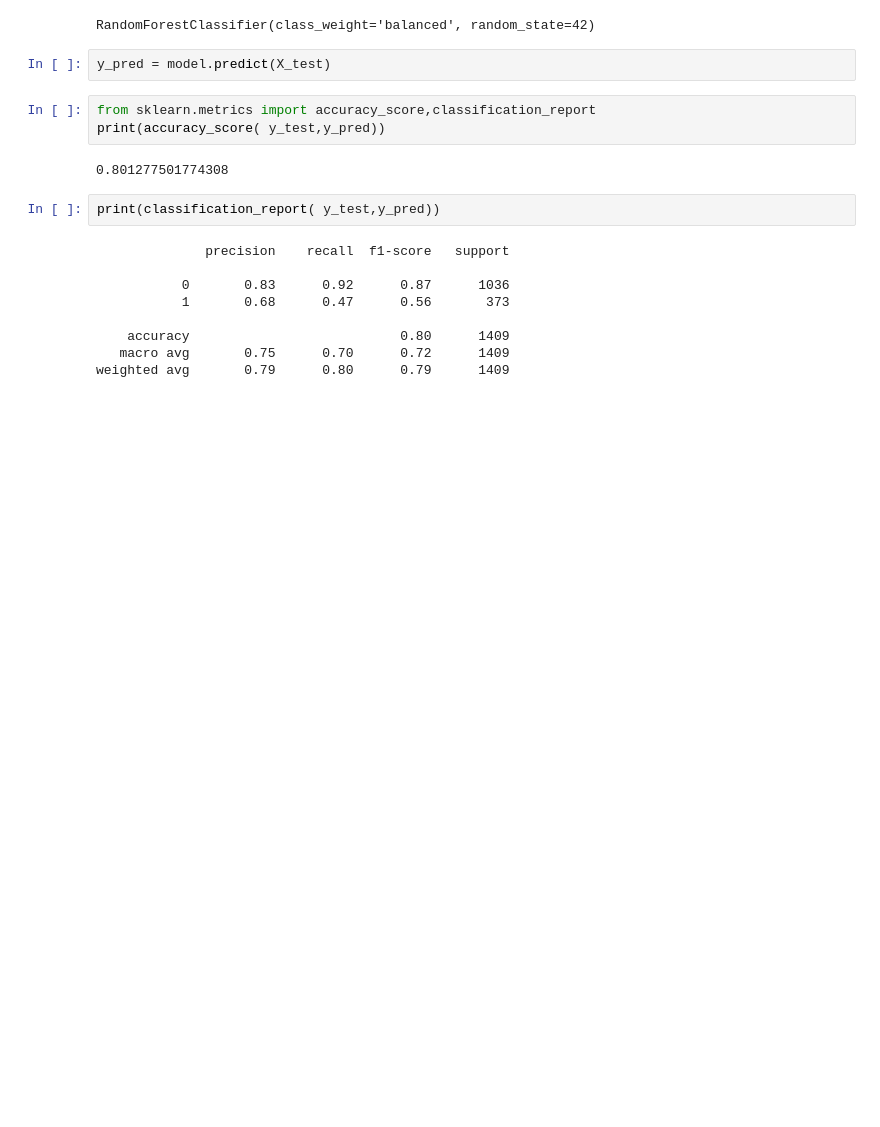
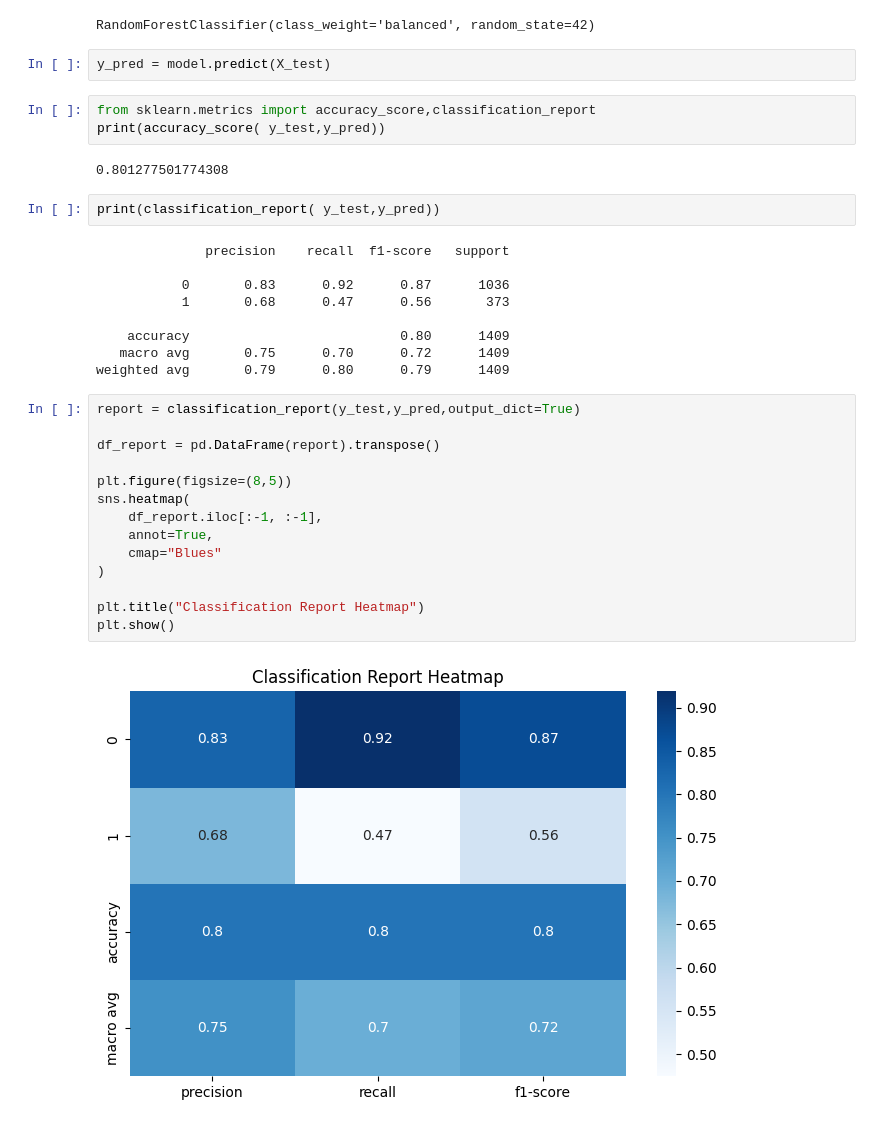
Before and after one commit to KhushiAgarwal10/Decodelabs-Internship-Project-1, a Jupyter notebook: PROJECT-1/customer_churn.ipynb, the cells around one changed output. Drawn from its saved outputs; the diff is of its cells as text; blank space fills up the shorter version.

```diff
--- a/PROJECT-1/customer_churn.ipynb
+++ b/PROJECT-1/customer_churn.ipynb
@@ -324,3 +324,19 @@ print(classification_report( y_test,y_pred))
     accuracy                           0.80      1409
    macro avg       0.75      0.70      0.72      1409
 weighted avg       0.79      0.80      0.79      1409
+# %%
+report = classification_report(y_test,y_pred,output_dict=True)
+
+df_report = pd.DataFrame(report).transpose()
+
+plt.figure(figsize=(8,5))
+sns.heatmap(
+    df_report.iloc[:-1, :-1],
+    annot=True,
+    cmap="Blues"
+)
+
+plt.title("Classification Report Heatmap")
+plt.show()
+# %% [output]
+[figure, added]
```
Also changed, not shown: 4 other files.
